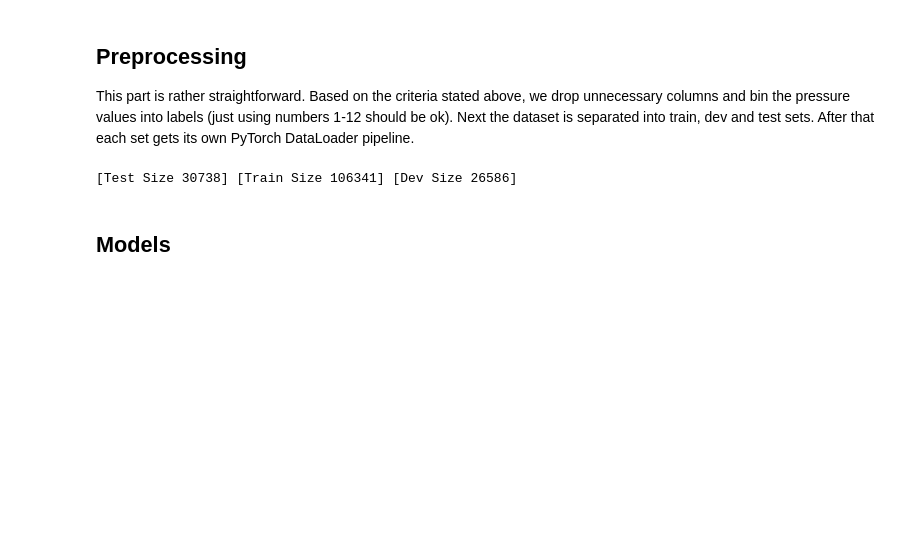
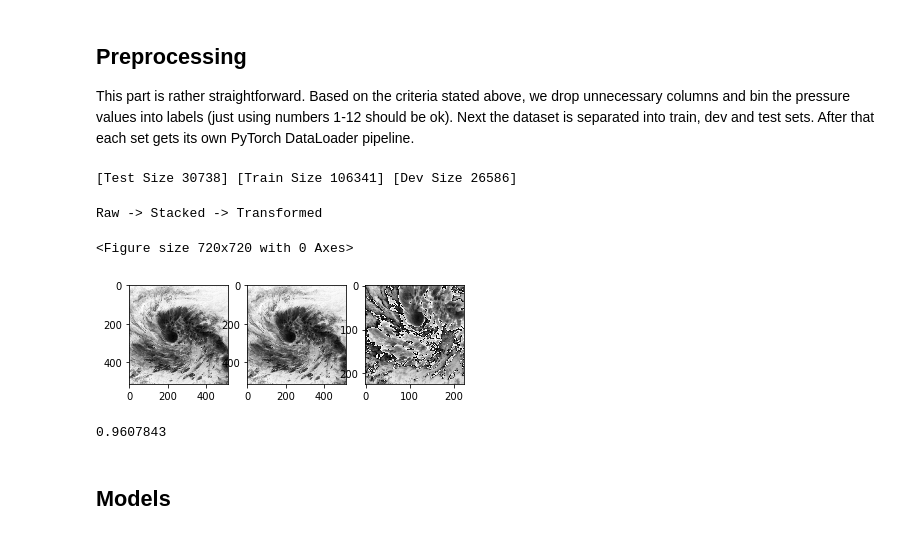
Before and after one commit to kalvin807/Tropical-Cyclone-Classifier, a Jupyter notebook: [Latest][GPU_FARM]_COMP3359_group_28.ipynb, the cells around one changed output. Drawn from its saved outputs; the diff is of its cells as text; code cells hidden in the pictures; blank space fills up the shorter version.

Commit message:
Add Transformation preview cell

```diff
--- a/[Latest][GPU_FARM]_COMP3359_group_28.ipynb
+++ b/[Latest][GPU_FARM]_COMP3359_group_28.ipynb
@@ -372,6 +372,32 @@ class TyDataset(Dataset):
         image = self.transform(img)
         label = self.df.iloc[idx]['class']
         return image, label
+# %%
+# Transformation we going to use
+# Here is just the demo of transformation, the real transformation will defined right before main training loop for easier editing
+plt.figure(figsize=(10,10))
+fig, ax = plt.subplots(1,3)
+
+transform = transforms.Compose([
+                        transforms.RandomResizedCrop(224),
+                        transforms.ToTensor(),
+                        transforms.Normalize(mean=[0.5], std=[0.5])
+                    ])
+
+img = getImageFromNPY(LABELS.loc[i])
+ax[0].imshow(img, cmap='gray')
+# Pretrained CNN network usually need input to have 3 channels, here we stack our array 3 times to pretend we have it
+stacked_img = Image.fromarray(np.stack((img,)*3, axis=-1))
+ax[1].imshow(stacked_img, cmap='gray')
+transformed_img = transform(stacked_img)
+ax[2].imshow(transforms.ToPILImage()(transformed_img), cmap='gray')
+print("Raw -> Stacked -> Transformed")
+plt.show()
+# %% [output]
+Raw -> Stacked -> Transformed
+<Figure size 720x720 with 0 Axes>
+[figure, added]
+0.9607843
 # %% [markdown]
 ## Models
 # %% [markdown]
```
Also changed, not shown: parts of 10 cells of this notebook.
